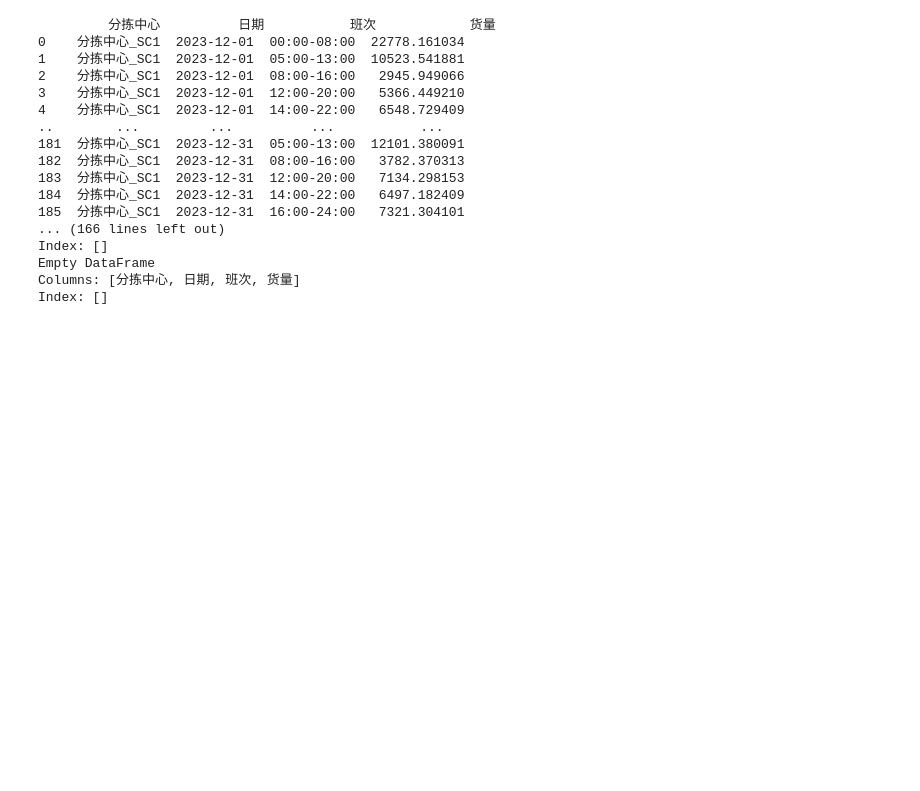
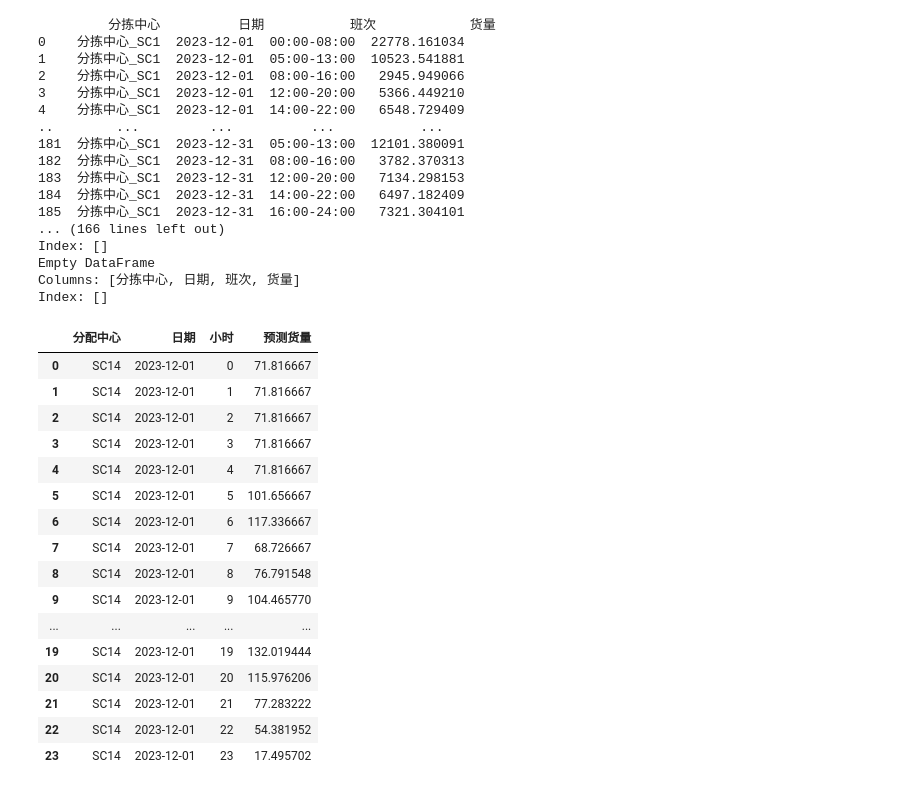
Before and after one commit to YinMo19/Mathor_cup_2024, a Jupyter notebook: appendix/problem3/sol3.ipynb, the cells around one changed output. Saved outputs shown, nothing was run; the diff lists cells and outputs as text; code cells hidden in the pictures; blank space fills up the shorter version.

```diff
--- a/appendix/problem3/sol3.ipynb
+++ b/appendix/problem3/sol3.ipynb
@@ -62,3 +62,52 @@ Index: []
 Empty DataFrame
 Columns: [分拣中心, 日期, 班次, 货量]
 Index: []
+# %%
+data = """分配中心,日期,小时,预测货量
+SC14,2023-12-01,0,71.81666666666666
+SC14,2023-12-01,1,71.81666666666666
+SC14,2023-12-01,2,71.81666666666666
+SC14,2023-12-01,3,71.81666666666666
+SC14,2023-12-01,4,71.81666666666666
+SC14,2023-12-01,5,101.65666666666668
+SC14,2023-12-01,6,117.33666666666666
+SC14,2023-12-01,7,68.72666666666667
+SC14,2023-12-01,8,76.79154761904765
+SC14,2023-12-01,9,104.46576984126985
+SC14,2023-12-01,10,106.61277777777778
+SC14,2023-12-01,11,149.3447380952381
+SC14,2023-12-01,12,2.7871190476190475
+SC14,2023-12-01,13,102.0495714285714
+SC14,2023-12-01,14,168.87423015873014
+SC14,2023-12-01,15,148.3816865079365
+SC14,2023-12-01,16,112.3909404761905
+SC14,2023-12-01,17,99.52757570207568
+SC14,2023-12-01,18,43.27497619047618
+SC14,2023-12-01,19,132.01944444444447
+SC14,2023-12-01,20,115.97620601620604
+SC14,2023-12-01,21,77.28322222222221
+SC14,2023-12-01,22,54.38195238095238
+SC14,2023-12-01,23,17.495702380952384"""
+
+from io import StringIO
+data = StringIO(data)
+df = pd.read_csv(data)
+df
+# %% [output]
+|  | 分配中心 | 日期 | 小时 | 预测货量 |
+| 0 | SC14 | 2023-12-01 | 0 | 71.816667 |
+| 1 | SC14 | 2023-12-01 | 1 | 71.816667 |
+| 2 | SC14 | 2023-12-01 | 2 | 71.816667 |
+| 3 | SC14 | 2023-12-01 | 3 | 71.816667 |
+| 4 | SC14 | 2023-12-01 | 4 | 71.816667 |
+| 5 | SC14 | 2023-12-01 | 5 | 101.656667 |
+| 6 | SC14 | 2023-12-01 | 6 | 117.336667 |
+| 7 | SC14 | 2023-12-01 | 7 | 68.726667 |
+| 8 | SC14 | 2023-12-01 | 8 | 76.791548 |
+| 9 | SC14 | 2023-12-01 | 9 | 104.465770 |
+| ... | ... | ... | ... | ... |
+| 19 | SC14 | 2023-12-01 | 19 | 132.019444 |
+| 20 | SC14 | 2023-12-01 | 20 | 115.976206 |
+| 21 | SC14 | 2023-12-01 | 21 | 77.283222 |
+| 22 | SC14 | 2023-12-01 | 22 | 54.381952 |
+| 23 | SC14 | 2023-12-01 | 23 | 17.495702 |
```
Also changed, not shown: parts of 9 cells of this notebook, 42 other files.
